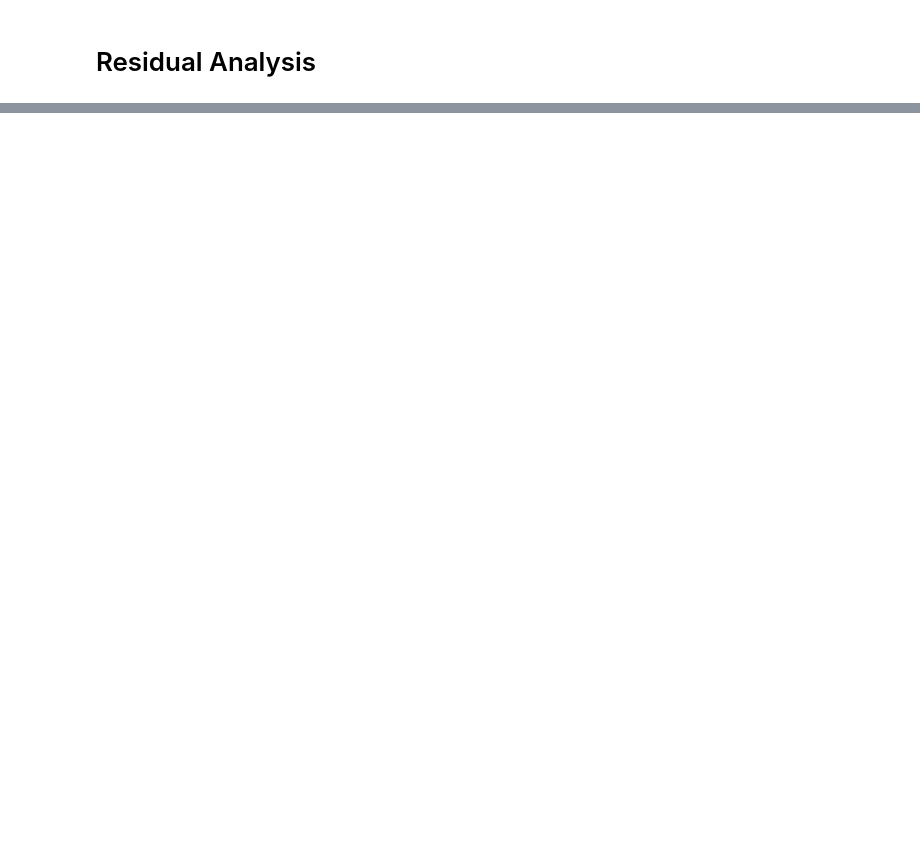
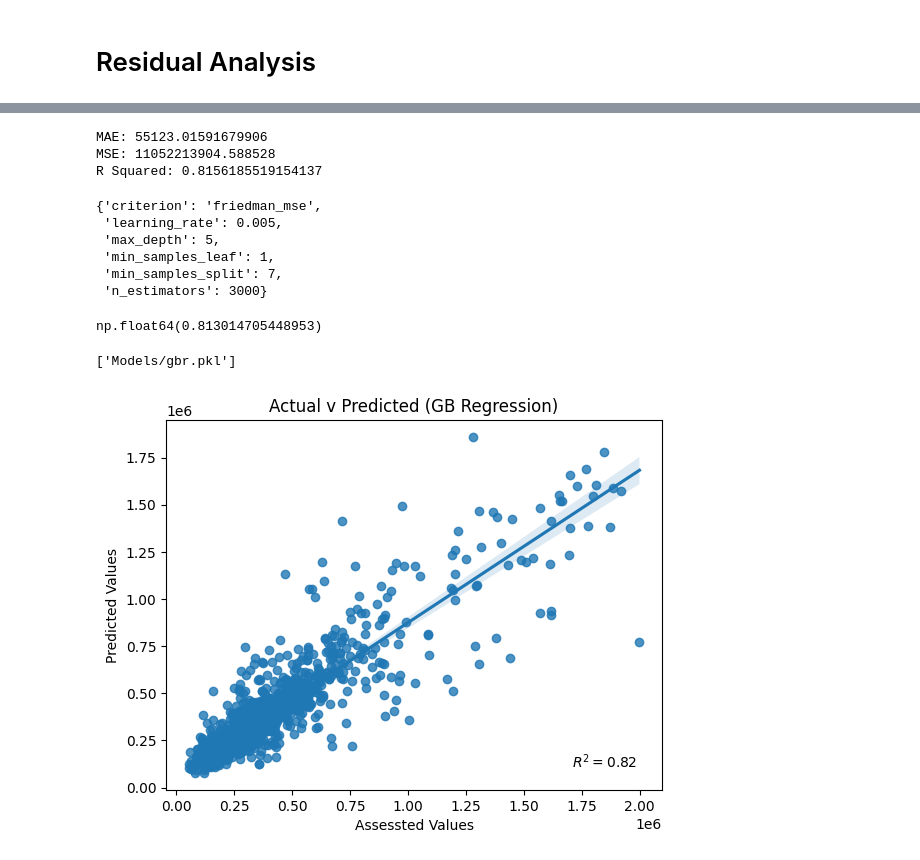
Before and after one commit to PorkChopExpress86/HouseProtestValues, a Jupyter notebook: HouseValues.ipynb, the cells around one changed output, grey strips where cells are left out. Cells and saved outputs as stored; diff of their text form; code cells hidden in the pictures; blank space fills up the shorter version.

Commit message:
Adds gradient boosting regression

```diff
--- a/HouseValues.ipynb
+++ b/HouseValues.ipynb
@@ -282,0 +350,65 @@ plt.show()
+# %%
+param_grid = {
+    "n_estimators": [2000, 3000],
+    "learning_rate": [0.005, 0.001],
+    "max_depth": [5, 6, 7],
+    "min_samples_split": [4, 6, 7],
+    "min_samples_leaf": [1],
+    "criterion": ["friedman_mse"],
+}
+# %%
+gbr_cv = GridSearchCV(gbr, param_grid, cv=5, n_jobs=-1, scoring="r2")
+# %%
+gbr_cv.fit(x_train, y_train)
+gbr_pred = gbr_cv.predict(x_test)
+# %%
+gbr_mae = mean_absolute_error(y_test, gbr_pred)
+gbr_mse = mean_squared_error(y_test, gbr_pred)
+gbr_r2 = r2_score(y_test, gbr_pred)
+print(f"MAE: {gbr_mae}\nMSE: {gbr_mse}\nR Squared: {gbr_r2}\n")
+# %% [output]
+MAE: 55123.01591679906
+MSE: 11052213904.588528
+R Squared: 0.8156185519154137
+# %%
+gbr_cv.best_params_
+# %% [output]
+{'criterion': 'friedman_mse',
+ 'learning_rate': 0.005,
+ 'max_depth': 5,
+ 'min_samples_leaf': 1,
+ 'min_samples_split': 7,
+ 'n_estimators': 3000}
+# %%
+gbr_cv.best_score_
+# %% [output]
+np.float64(0.813014705448953)
+# %%
+joblib.dump(gbr_cv, "Models/gbr.pkl")
+
+# load
+# joblib.load('gbr.pkl')
+# %% [output]
+['Models/gbr.pkl']
+# %%
+gbr_residual_df = pd.DataFrame(
+    {
+        "actual": actual,
+        "predicted": gbr_pred,
+    }
+)
+gbr_residual_df["residuals"] = gbr_residual_df["actual"] - gbr_residual_df["predicted"]
+# %%
+sns.regplot(gbr_residual_df, x="actual", y="predicted")
+plt.xlabel('Assessted Values')
+plt.ylabel('Predicted Values')
+plt.title('Actual v Predicted (GB Regression)')
+
+plt.text(0.95, 0.05, f"$R^2 = {gbr_r2:.2f}$",
+         horizontalalignment='right',
+         verticalalignment='bottom',
+         transform=plt.gca().transAxes,
+         fontsize=10)
+plt.show()
+# %% [output]
+[figure, added]
```
Also changed, not shown: parts of 27 cells of this notebook.
